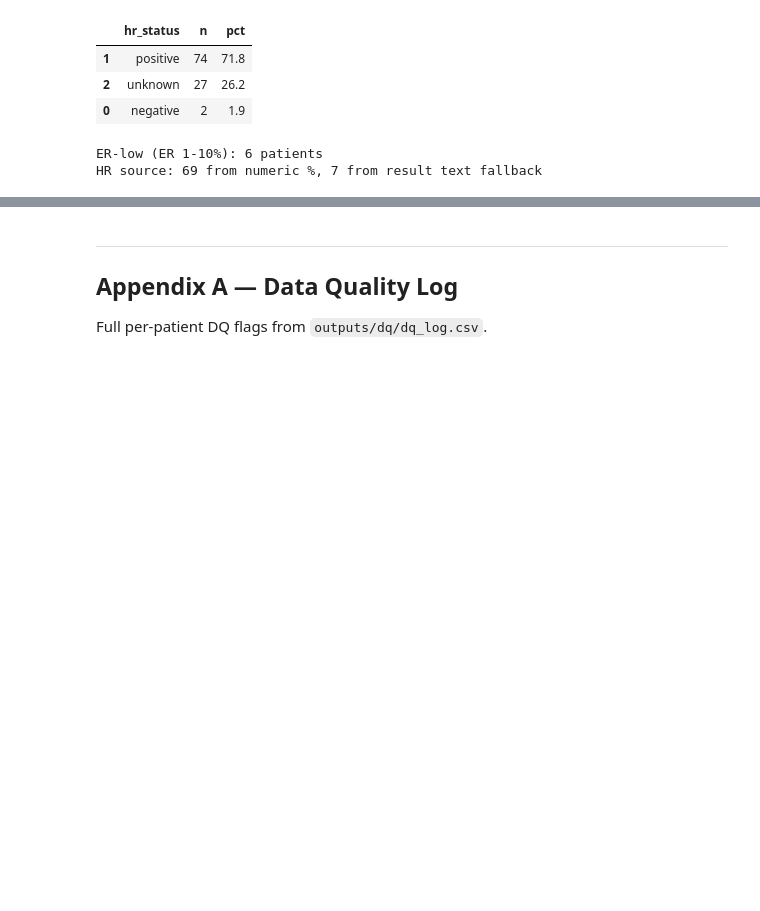
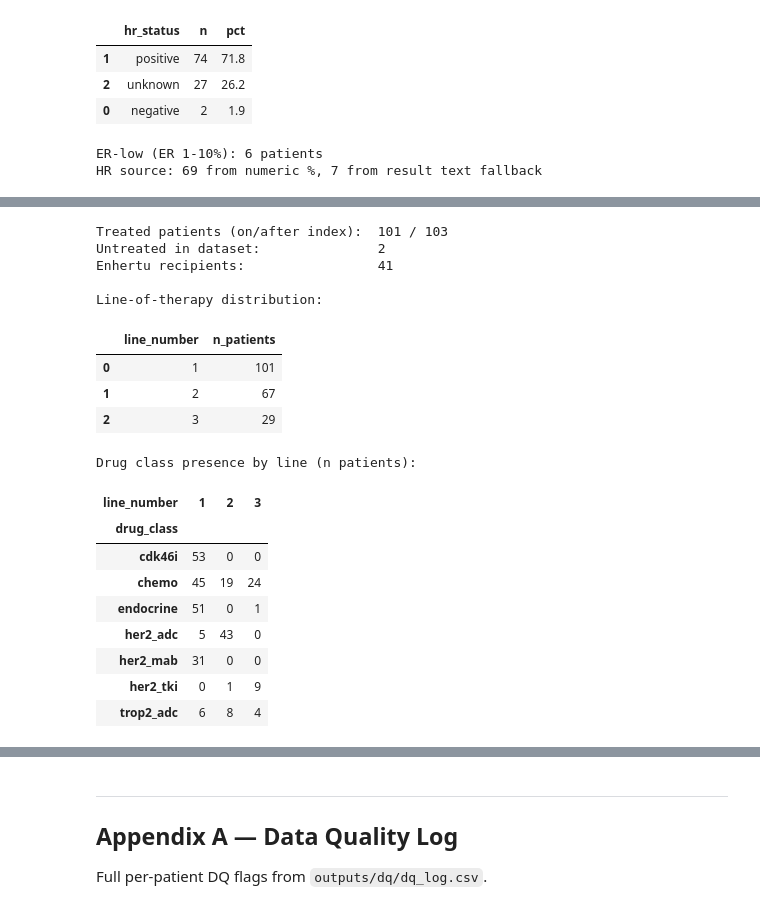
Before and after one commit to Dr-Data-Azam/oncology-rwd-her2-mbc-enhertu-uptake-analysis, a Jupyter notebook: notebooks/analysis.ipynb, the cells around one changed output, grey strips where cells are left out. Saved outputs shown, nothing was run; the diff lists cells and outputs as text; code cells hidden in the pictures; blank space fills up the shorter version.

```diff
--- a/notebooks/analysis.ipynb
+++ b/notebooks/analysis.ipynb
@@ -370,6 +509,60 @@ Populated in **Phase 05 (treatment-lines)**.
 # %%
-# Phase 05 will populate this section
-# from her2rwd.treatment import build_treatment_lines
-# patient_lines = build_treatment_lines(con, cohort, cfg)
-# display(patient_lines.head())
+from her2rwd.treatment import build_treatment_lines
+
+lines = build_treatment_lines(con, cohort, cfg)
+
+n_treated = lines["patient_id"].nunique()
+n_untreated = len(cohort) - n_treated
+n_enhertu = lines[lines["contains_enhertu"]]["patient_id"].nunique()
+
+print(f"Treated patients (on/after index):  {n_treated} / {len(cohort)}")
+print(f"Untreated in dataset:               {n_untreated}")
+print(f"Enhertu recipients:                 {n_enhertu}")
+print()
+
+# Line distribution
+line_dist = (
+    lines.groupby("line_number")["patient_id"]
+    .nunique()
+    .rename("n_patients")
+    .reset_index()
+)
+print("Line-of-therapy distribution:")
+display(line_dist)
+
+print()
+# Drug class breakdown by line
+class_by_line = (
+    lines.assign(drug_class=lines["drug_classes"].str.split(", "))
+    .explode("drug_class")
+    .groupby(["line_number", "drug_class"])["patient_id"]
+    .nunique()
+    .rename("n_patients")
+    .reset_index()
+    .pivot(index="drug_class", columns="line_number", values="n_patients")
+    .fillna(0)
+    .astype(int)
+)
+print("Drug class presence by line (n patients):")
+display(class_by_line)
+# %% [output]
+Treated patients (on/after index):  101 / 103
+Untreated in dataset:               2
+Enhertu recipients:                 41
+
+Line-of-therapy distribution:
+|  | line_number | n_patients |
+| 0 | 1 | 101 |
+| 1 | 2 | 67 |
+| 2 | 3 | 29 |
+Drug class presence by line (n patients):
+| line_number | 1 | 2 | 3 |
+| drug_class |  |  |  |
+| cdk46i | 53 | 0 | 0 |
+| chemo | 45 | 19 | 24 |
+| endocrine | 51 | 0 | 1 |
+| her2_adc | 5 | 43 | 0 |
+| her2_mab | 31 | 0 | 0 |
+| her2_tki | 0 | 1 | 9 |
+| trop2_adc | 6 | 8 | 4 |
 # %% [markdown]
```
Also changed, not shown: parts of 14 cells of this notebook, 25 other files.
